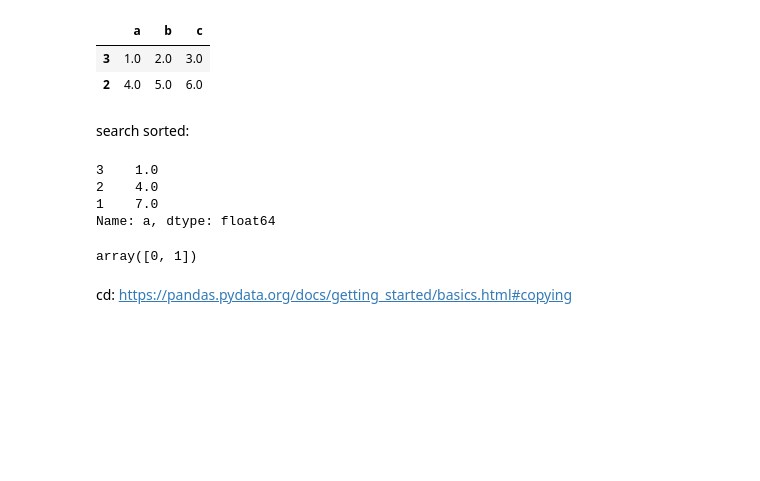
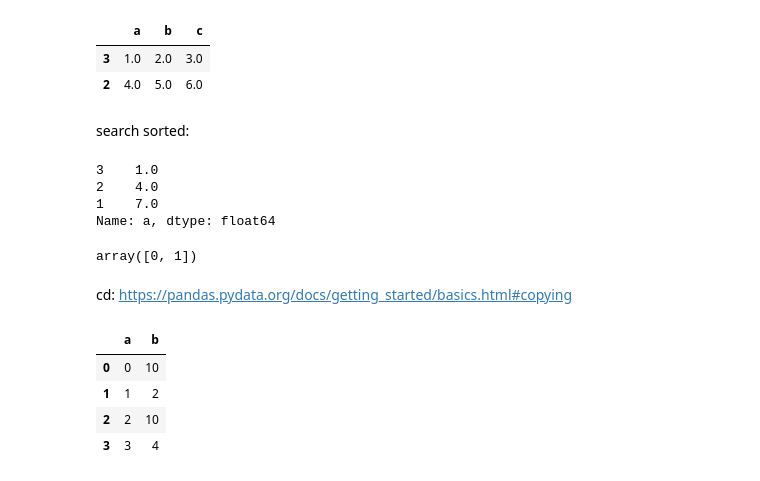
Before and after one commit to RadoslawB/learning-machine-learning, a Jupyter notebook: notebooks/pandas-essential-basic-functionality-revisited.ipynb, the cells around one changed output. Cells and saved outputs as stored; diff of their text form; code cells hidden in the pictures; blank space fills up the shorter version.

```diff
--- a/notebooks/pandas-essential-basic-functionality-revisited.ipynb
+++ b/notebooks/pandas-essential-basic-functionality-revisited.ipynb
@@ -755,3 +768,16 @@ Name: a, dtype: float64
 array([0, 1])
 # %% [markdown]
 cd: https://pandas.pydata.org/docs/getting_started/basics.html#copying
+# %%
+df = pd.DataFrame({
+    'a': [0,1,2,3],
+    'b': [1,2,3,4]
+})
+df.loc[lambda df: df.a.mod(2).eq(0), ['b']] = 10
+df
+# %% [output]
+|  | a | b |
+| 0 | 0 | 10 |
+| 1 | 1 | 2 |
+| 2 | 2 | 10 |
+| 3 | 3 | 4 |
```
Also changed, not shown: parts of 20 cells of this notebook.
